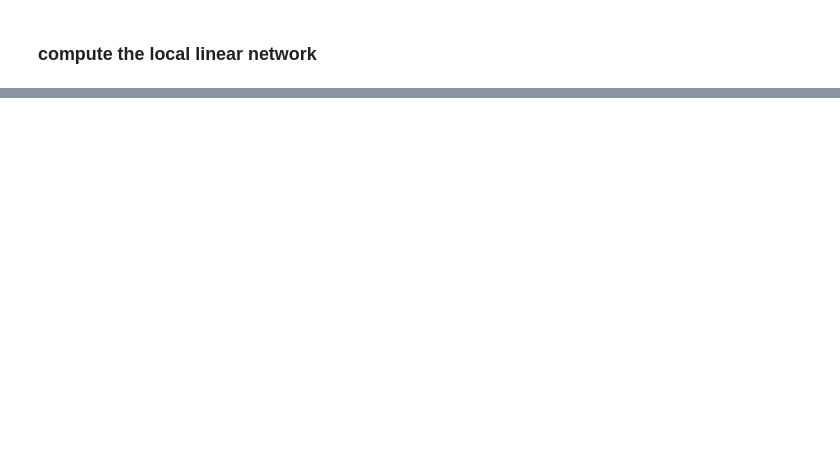
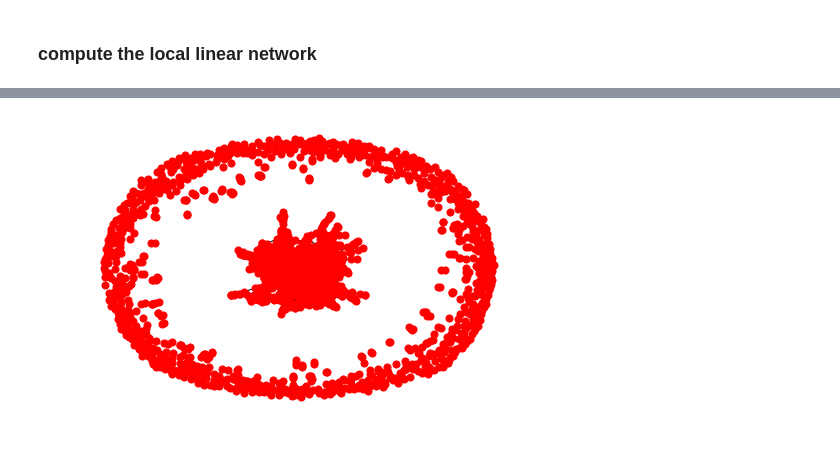
Before and after one commit to shifwang/allen_institute_collaboration, a Jupyter notebook: exploration/local_linear_network.ipynb, the cells around one changed output, grey strips where cells are left out. Saved outputs shown, nothing was run; the diff lists cells and outputs as text; code cells hidden in the pictures; blank space fills up the shorter version.

```diff
--- a/exploration/local_linear_network.ipynb
+++ b/exploration/local_linear_network.ipynb
@@ -17,6 +17,8 @@ sections = tmp['sections']
 original_shape = data.shape
 d = data.shape[1] * data.shape[2] * data.shape[3]
 data = np.reshape(data, (data.shape[0], d))
+# %%
+aaa = sections.item()
 # %% [markdown]
 ## calculate nmf (could be quite long, do not run this chunk if you have the intermediate result
 # %%
@@ -79,0 +102,15 @@ for i in range(14):
+# %%
+def show_graph_with_labels(adjacency_matrix, mylabels):
+    rows, cols = np.where(adjacency_matrix == 1)
+    edges = zip(rows.tolist(), cols.tolist())
+    gr = nx.Graph()
+    gr.add_edges_from(edges)
+    #print(gr.degree())
+    remove = [node for node,degree in gr.degree() if degree == 1]
+    gr.remove_nodes_from(remove)
+    nx.draw(gr, node_size=50, labels=mylabels, with_labels=False)
+    plt.show()
+# %%
+show_graph_with_labels(adj_matrix, aaa)
+# %% [output]
+[figure, added]
```
Also changed, not shown: parts of 7 cells of this notebook.
